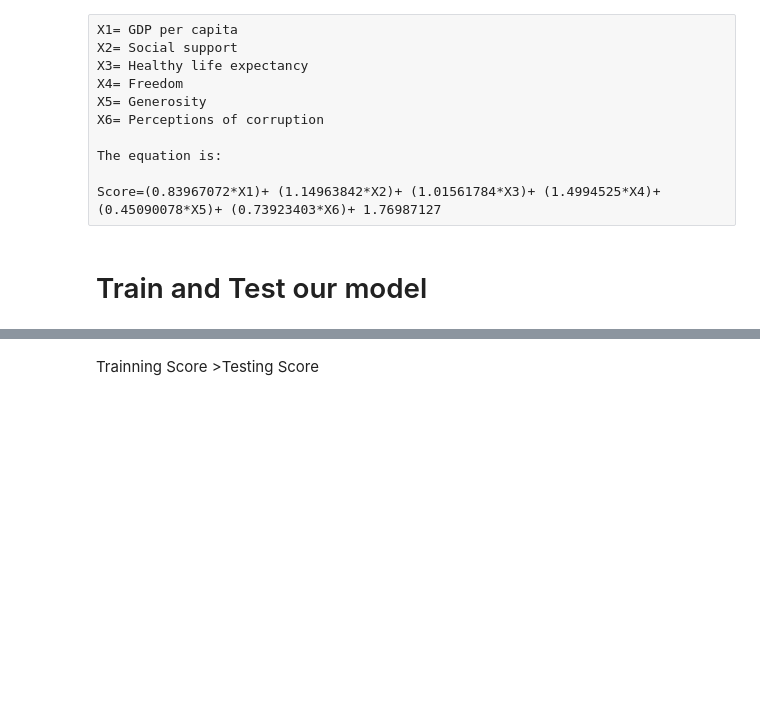
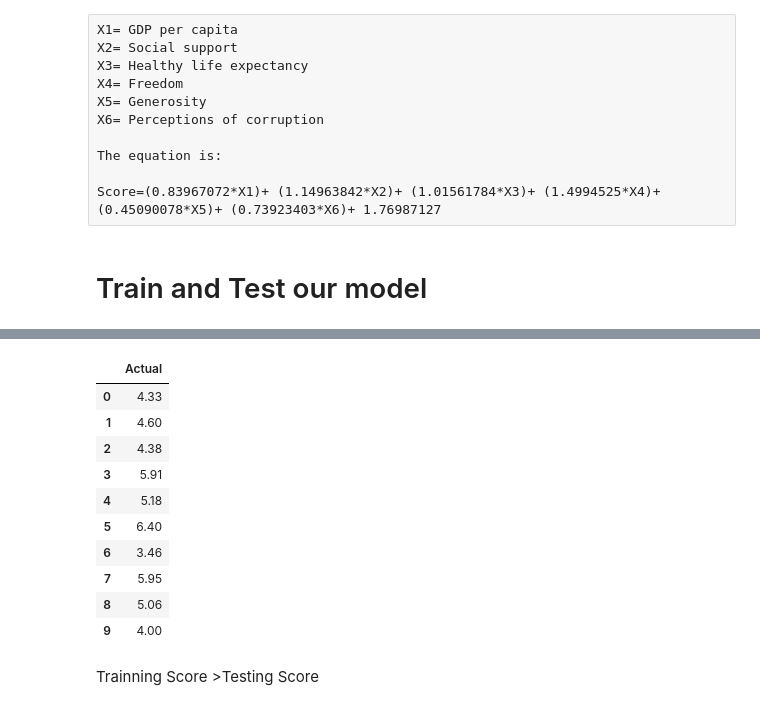
Before and after one commit to Lanpham0110/Final_Project, a Jupyter notebook: World_Happiness Model.ipynb, the cells around one changed output, grey strips where cells are left out. Saved outputs shown, nothing was run; the diff lists cells and outputs as text; code cells hidden in the pictures; blank space fills up the shorter version.

```diff
--- a/World_Happiness Model.ipynb
+++ b/World_Happiness Model.ipynb
@@ -141,3 +155,18 @@ array([[6.87274215],
+# %%
+df=pd.DataFrame(y_test[:10].tolist(), columns=['Actual'])
+df
+# %% [output]
+|  | Actual |
+| 0 | 4.33 |
+| 1 | 4.60 |
+| 2 | 4.38 |
+| 3 | 5.91 |
+| 4 | 5.18 |
+| 5 | 6.40 |
+| 6 | 3.46 |
+| 7 | 5.95 |
+| 8 | 5.06 |
+| 9 | 4.00 |
 # %% [markdown]
 Trainning Score >Testing Score
 # %%
```
Also changed, not shown: parts of 10 cells of this notebook, 1 other file.
